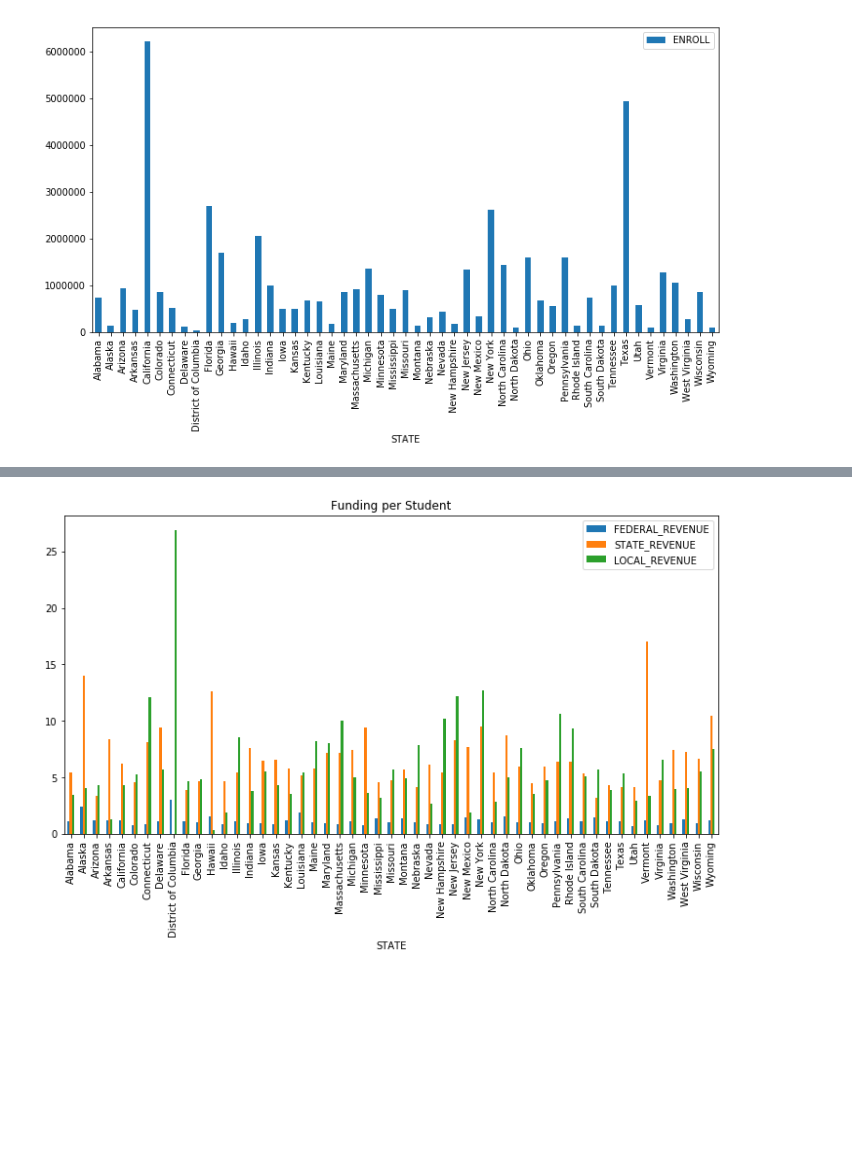
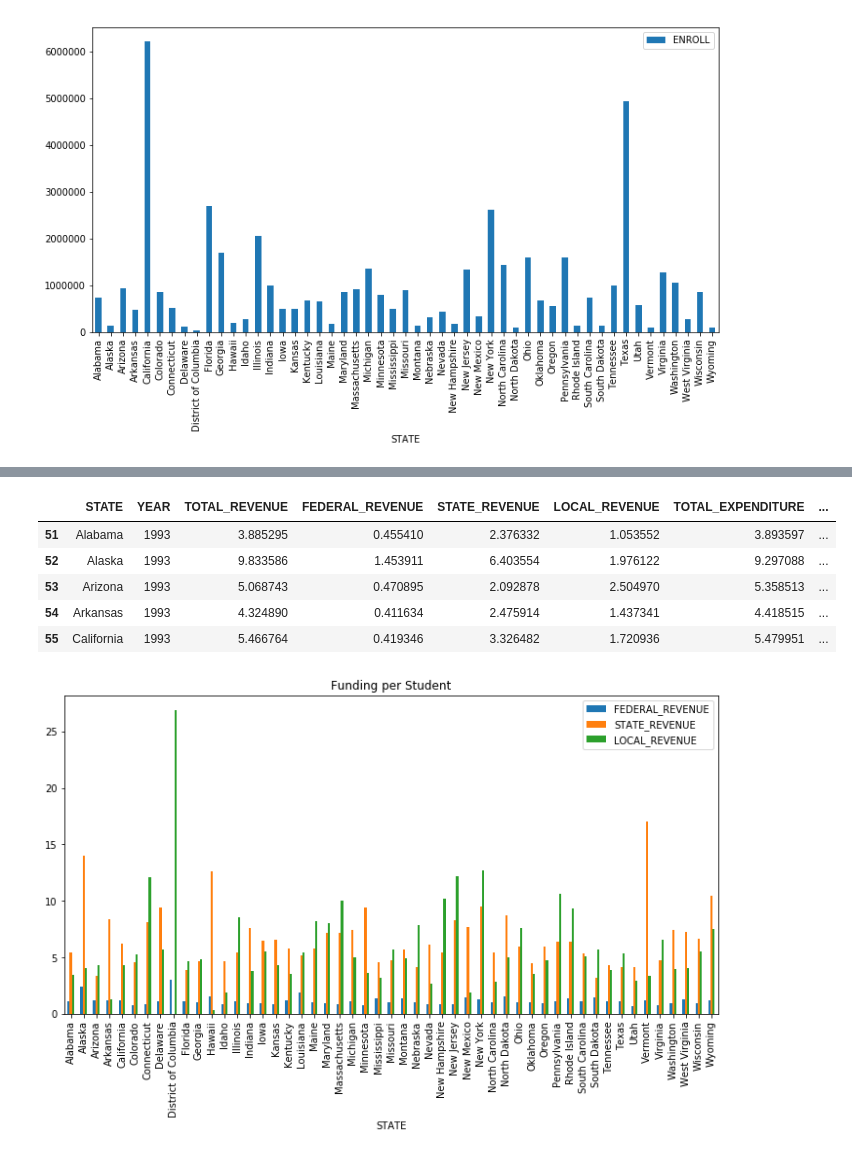
Before and after one commit to cschubert29/Intro_DS_Project, a Jupyter notebook: Data/US-Educational-Finances/School Finances.ipynb, the cells around one changed output, grey strips where cells are left out. Cells and saved outputs as stored; diff of their text form; code cells hidden in the pictures; blank space fills up the shorter version.

```diff
--- a/Data/US-Educational-Finances/School Finances.ipynb
+++ b/Data/US-Educational-Finances/School Finances.ipynb
@@ -19,0 +37,4 @@ states.head()
+# %%
+#Drop rows with null values
+states = states.dropna(axis=0)
+states.isna().sum()
@@ -102,0 +128,7 @@ std_states_2014.head()
+# %%
+#Divide every value by number of students enrolled to make states comparable
+
+std_states = states.iloc[:,3:].div(states.ENROLL, axis=0)
+std_states = std_states.join(states['STATE'])
+std_states = std_states.join(states['YEAR'])
+std_states.head()
@@ -103,2 +156,25 @@ std_states_2014.head()
+# %%
+cols = ['STATE',
+    'YEAR',
+     'TOTAL_REVENUE',
+     'FEDERAL_REVENUE',
+     'STATE_REVENUE',
+     'LOCAL_REVENUE',
+     'TOTAL_EXPENDITURE',
+     'INSTRUCTION_EXPENDITURE',
+     'SUPPORT_SERVICES_EXPENDITURE',
+     'OTHER_EXPENDITURE',
+     'CAPITAL_OUTLAY_EXPENDITURE'
+     ]
+
+std_states = std_states[cols]
+std_states.head()
+# %% [output]
+|  | STATE | YEAR | TOTAL_REVENUE | FEDERAL_REVENUE | STATE_REVENUE | LOCAL_REVENUE | TOTAL_EXPENDITURE | ... |
+| 51 | Alabama | 1993 | 3.885295 | 0.455410 | 2.376332 | 1.053552 | 3.893597 | ... |
+| 52 | Alaska | 1993 | 9.833586 | 1.453911 | 6.403554 | 1.976122 | 9.297088 | ... |
+| 53 | Arizona | 1993 | 5.068743 | 0.470895 | 2.092878 | 2.504970 | 5.358513 | ... |
+| 54 | Arkansas | 1993 | 4.324890 | 0.411634 | 2.475914 | 1.437341 | 4.418515 | ... |
+| 55 | California | 1993 | 5.466764 | 0.419346 | 3.326482 | 1.720936 | 5.479951 | ... |
 # %%
 
```
Also changed, not shown: parts of 10 cells of this notebook, 1 other file.
